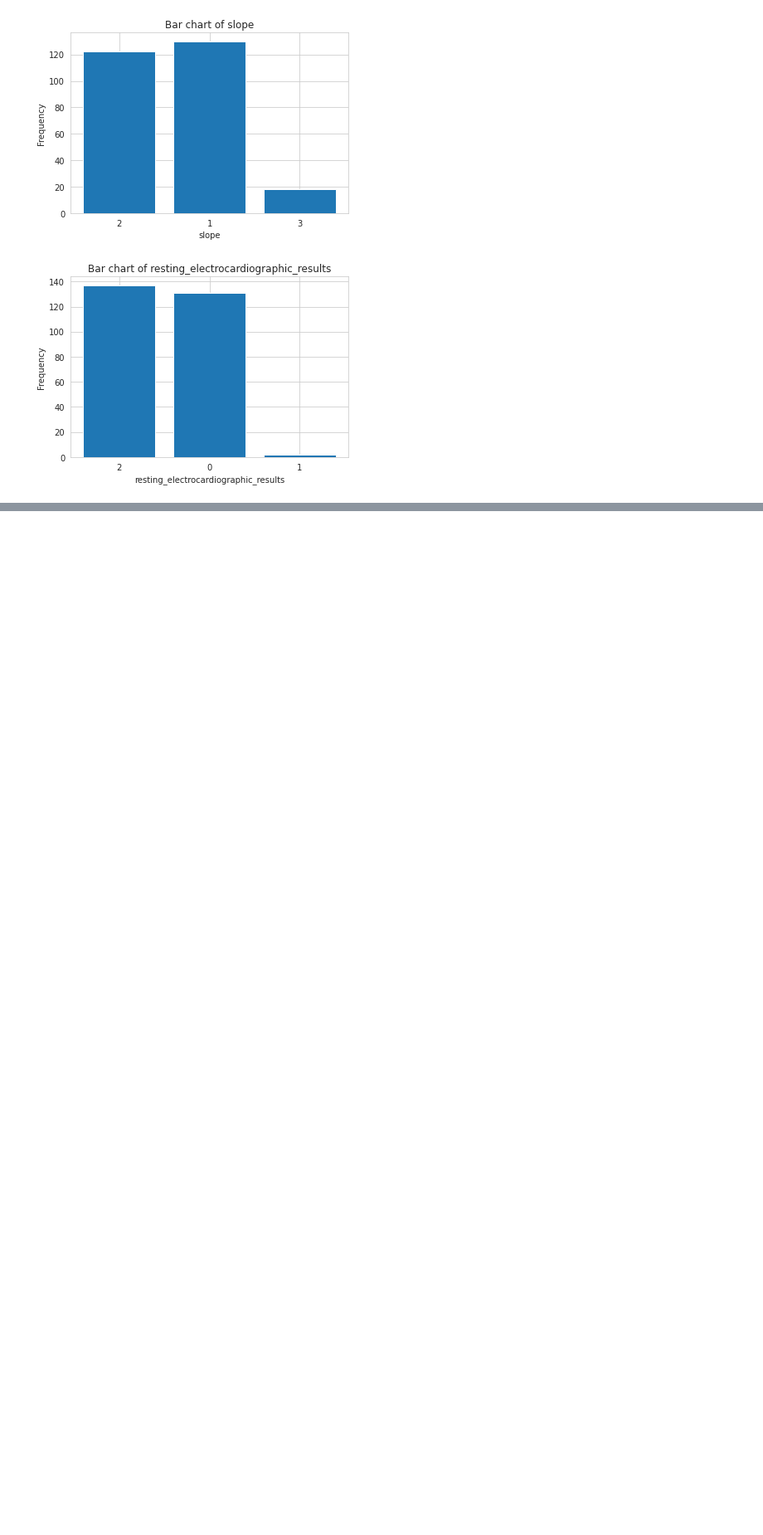
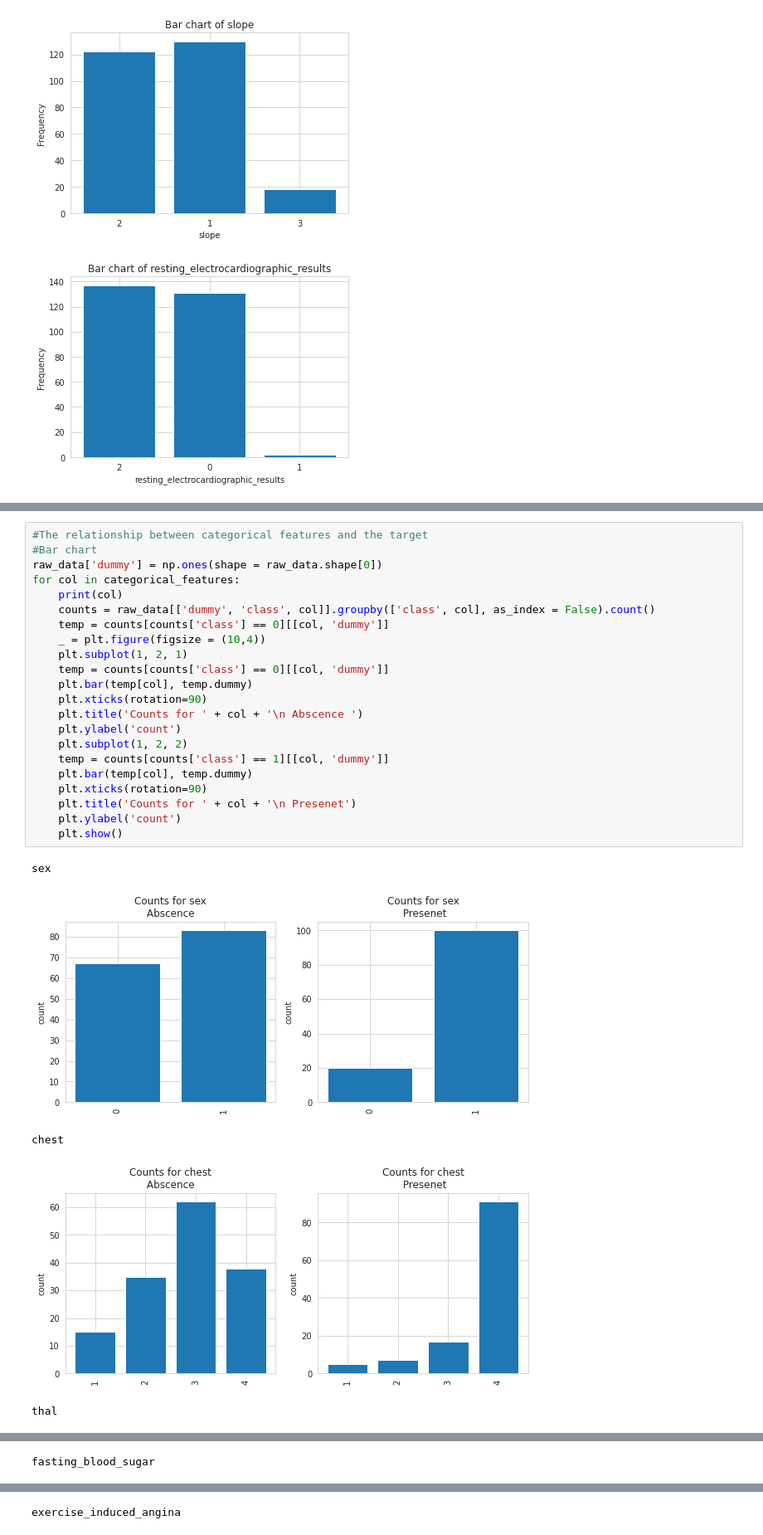
Before and after one commit to Houssem23x/Heart_disease, a Jupyter notebook: Heart.ipynb, the cells around one changed output, grey strips where cells are left out. Shown at 83% size. Cells and saved outputs as stored; diff of their text form; blank space fills up the shorter version.

```diff
--- a/Heart.ipynb
+++ b/Heart.ipynb
@@ -289,0 +311,28 @@ for col in categorical_features:
+# %%
+#The relationship between categorical features and the target
+#Bar chart
+raw_data['dummy'] = np.ones(shape = raw_data.shape[0])
+for col in categorical_features:
+    print(col)
+    counts = raw_data[['dummy', 'class', col]].groupby(['class', col], as_index = False).count()
+    temp = counts[counts['class'] == 0][[col, 'dummy']]
+    _ = plt.figure(figsize = (10,4))
+    plt.subplot(1, 2, 1)
+    temp = counts[counts['class'] == 0][[col, 'dummy']]
+    plt.bar(temp[col], temp.dummy)
+    plt.xticks(rotation=90)
+    plt.title('Counts for ' + col + '\n Abscence ')
+    plt.ylabel('count')
+    plt.subplot(1, 2, 2)
+    temp = counts[counts['class'] == 1][[col, 'dummy']]
+    plt.bar(temp[col], temp.dummy)
+    plt.xticks(rotation=90)
+    plt.title('Counts for ' + col + '\n Presenet')
+    plt.ylabel('count')
+    plt.show()
+# %% [output]
+sex
+[figure, added]
+chest
+[figure, added]
+thal
@@ -289,0 +340 @@ for col in categorical_features:
+fasting_blood_sugar
@@ -289,0 +342 @@ for col in categorical_features:
+exercise_induced_angina
```
Also changed, not shown: parts of 7 cells of this notebook.
